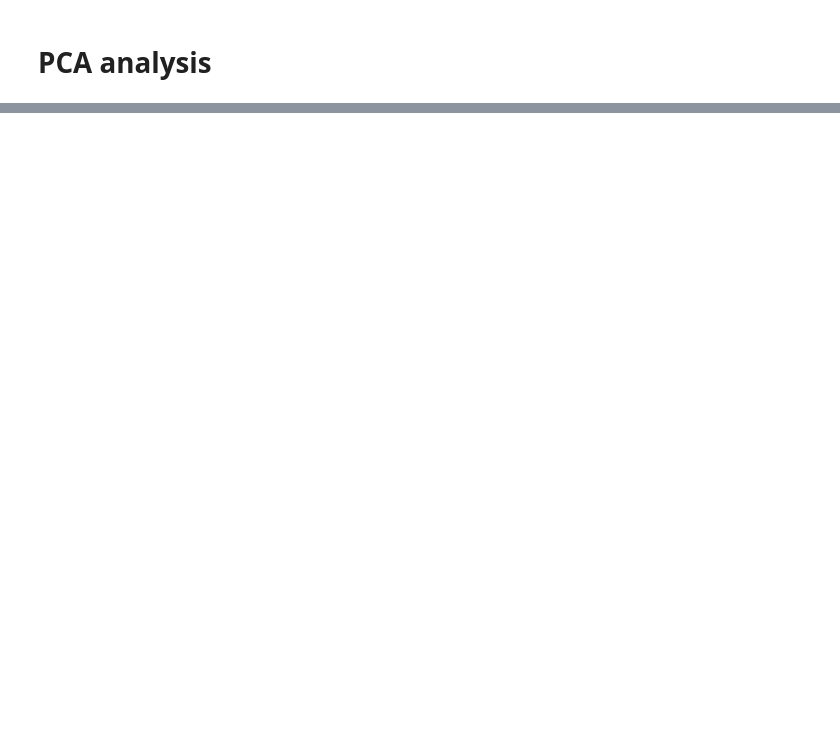
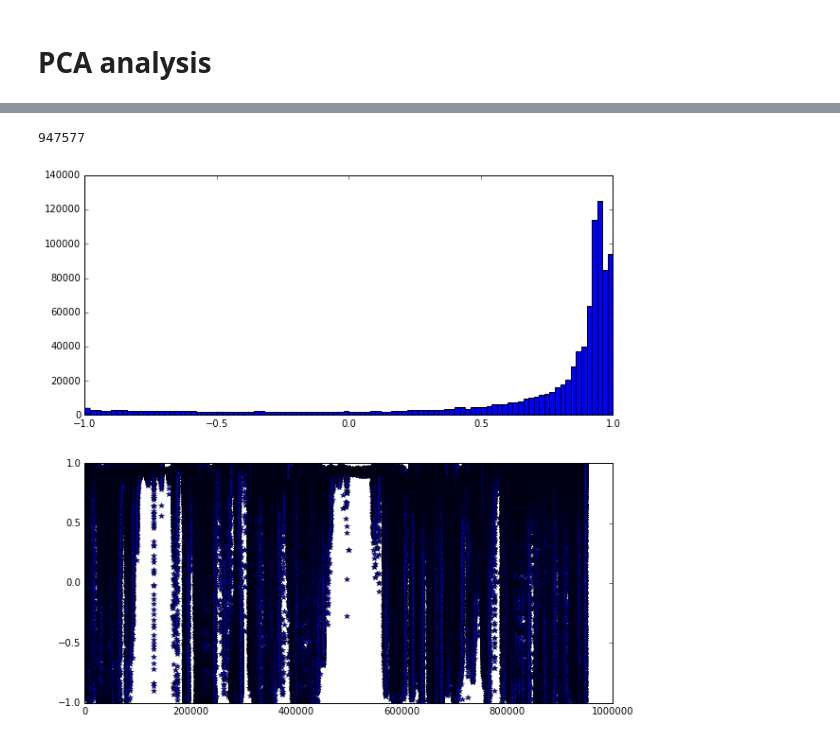
Before and after one commit to zhang01GA/geodanalytics, a Jupyter notebook: notebooks/machine_Learn_water_data.ipynb, the cells around one changed output, grey strips where cells are left out. Drawn from its saved outputs; the diff is of its cells as text; code cells hidden in the pictures; blank space fills up the shorter version.

```diff
--- a/notebooks/machine_Learn_water_data.ipynb
+++ b/notebooks/machine_Learn_water_data.ipynb
@@ -475,0 +663,29 @@ plt.show()
+# %%
+from math import sqrt
+def proj2pe(Xn):
+
+    nsize= len(Xn)
+
+    Xp = np.zeros(nsize,dtype='float32')
+    for i in xrange(0,nsize):
+        vecsize= sqrt(Xn[i,0]*Xn[i,0] +Xn[i,1]*Xn[i,1] +Xn[i,2]*Xn[i,2])
+        Xp[i]= (-0.72887117*Xn[i,0] -0.57416006*Xn[i,1] -0.37294376*Xn[i,2])/vecsize
+
+
+    plt.subplot(2, 1, 1)
+    plt.hist(Xp,bins=100)
+
+    plt.subplot(2, 1, 2)
+    plt.plot(Xp, '*')
+
+    return Xp
+# %%
+Xw = dfwater[pred_cols].values
+Xn = dfnowater[pred_cols].values
+# %%
+X_=Xw
+print len(X_)
+prod = proj2pe(X_)
+# %% [output]
+947577
+[figure, added]
```
Also changed, not shown: parts of 64 cells of this notebook, 2 other files.
